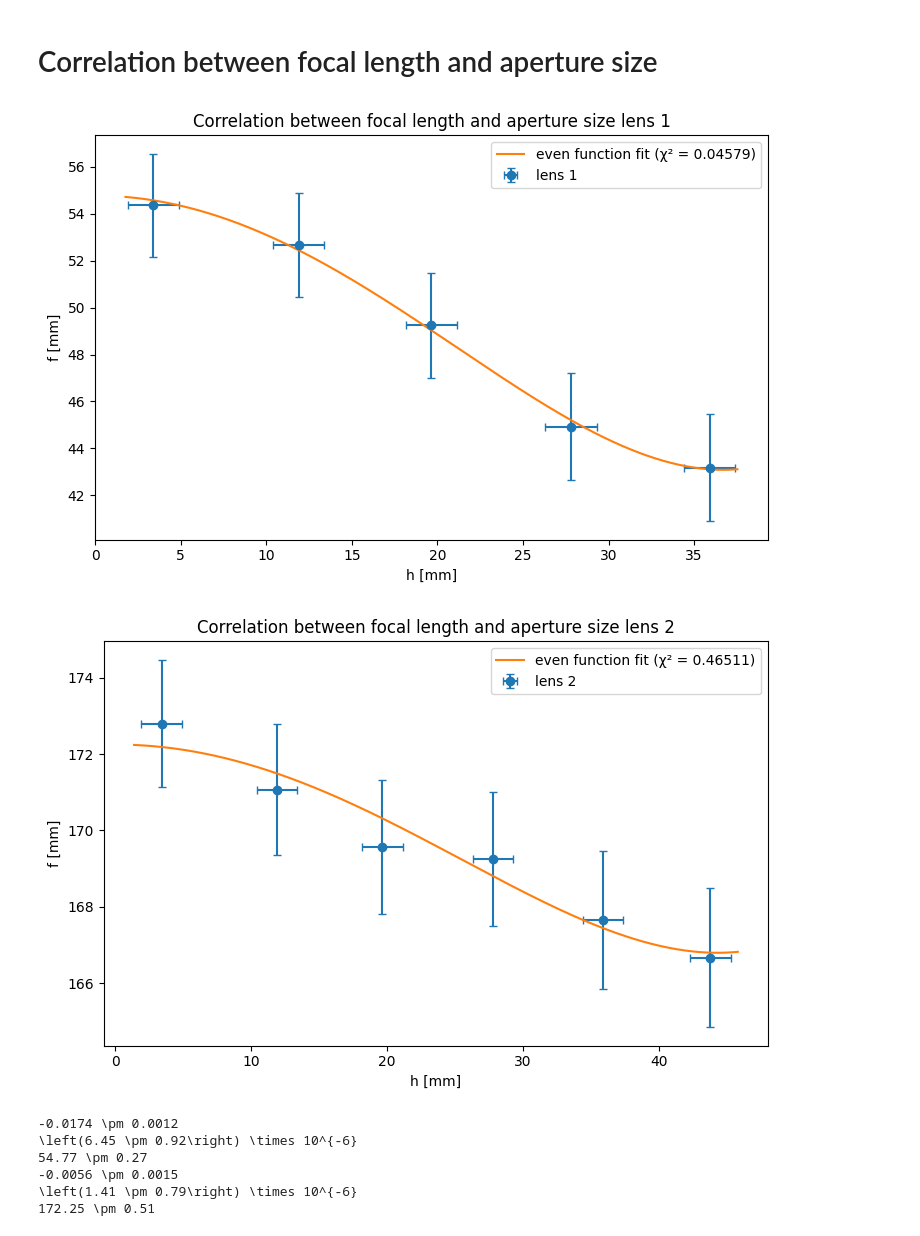
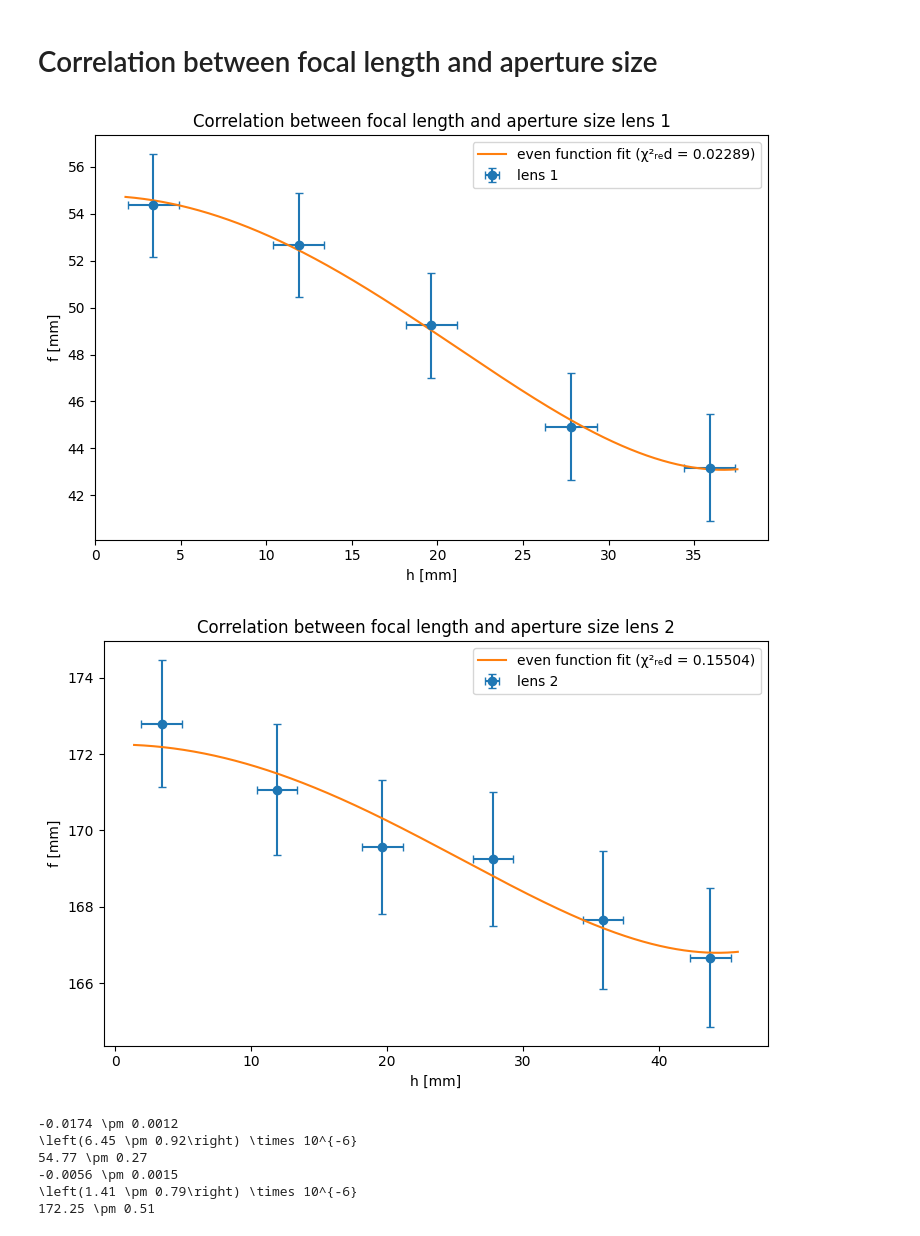
Before and after one commit to Mhfd10/P2_ETHZ_SS26, a Jupyter notebook: Geometrical Optics/main.ipynb, the cells around one changed output. Saved outputs shown, nothing was run; the diff lists cells and outputs as text; code cells hidden in the pictures.

Commit message:
changed chi2 to chi2 reduced

```diff
--- a/Geometrical Optics/main.ipynb
+++ b/Geometrical Optics/main.ipynb
@@ -289,9 +289,11 @@ g0 = ufloat(g0_fit, g0_err)
 # chi2-score
 y_hat_lens_1 = even_func([a_fit, b_fit, f0_fit], unumpy.nominal_values(lens_1_SA[0]))
 chi2_lens_1 = np.sum((unumpy.nominal_values(lens_1_SA[1]) - y_hat_lens_1)**2 / unumpy.std_devs(lens_1_SA[1])**2)
+chi2_reduced_lens_1 = chi2_lens_1/(len(lens_1_SA[0])-len(p0))
 
 y_hat_lens_2 = even_func([c_fit, d_fit, g0_fit], unumpy.nominal_values(lens_2_SA[0]))
 chi2_lens_2 = np.sum((unumpy.nominal_values(lens_2_SA[1]) - y_hat_lens_2)**2 / unumpy.std_devs(lens_2_SA[1])**2)
+chi2_reduced_lens_2 = chi2_lens_2/(len(lens_2_SA[0])-len(p0))
 
 # plot lens 1
 h_min, h_max = np.min(unumpy.nominal_values(lens_1_SA[0])), np.max(unumpy.nominal_values(lens_1_SA[0]))
@@ -303,43 +305,43 @@ even_func_fit_lens_1 = even_func([a_fit, b_fit, f0_fit], h_fit)
 plt.figure(figsize=(7.5, 5))
 plt.style.use('default')
 plt.errorbar(unumpy.nominal_values(lens_1_SA[0]), unumpy.nominal_values(lens_1_SA[1]), xerr=unumpy.std_devs(lens_1_SA[0]), yerr=unumpy.std_devs(lens_1_SA[1]), fmt='o', capsize=3, label='lens 1')
-plt.plot(h_fit, even_func_fit_lens_1, '-', label=rf"even function fit (χ² = {chi2_lens_1:.5f})")
+plt.plot(h_fit, even_func_fit_lens_1, '-', label=rf"even function fit (χ²ᵣₑd = {chi2_reduced_lens_1:.5f})")
 plt.xlabel('h [mm]')
 plt.ylabel('f [mm]')
 plt.title(f'Correlation between focal length and aperture size lens 1')
 plt.legend(loc='best')
 plt.tight_layout()
 plt.savefig('Spherical_Aberration_correlation_lens_1.png', dpi=600)
 plt.show()
 
 # lens 2
 h_min, h_max = np.min(unumpy.nominal_values(lens_2_SA[0])), np.max(unumpy.nominal_values(lens_2_SA[0]))
 h_pad = 0.05 * (h_max - h_min)
 h_fit = np.linspace(h_min - h_pad, h_max + h_pad, 1000)
 
 even_func_fit_lens_2 = even_func([c_fit, d_fit, g0_fit], h_fit)
 
 plt.figure(figsize=(7.5, 5))
 plt.style.use('default')
 plt.errorbar(unumpy.nominal_values(lens_2_SA[0]), unumpy.nominal_values(lens_2_SA[1]), xerr=unumpy.std_devs(lens_2_SA[0]), yerr=unumpy.std_devs(lens_2_SA[1]), fmt='o', capsize=3, label='lens 2')
-plt.plot(h_fit, even_func_fit_lens_2, '-', label=rf"even function fit (χ² = {chi2_lens_2:.5f})")
+plt.plot(h_fit, even_func_fit_lens_2, '-', label=rf"even function fit (χ²ᵣₑd = {chi2_reduced_lens_2:.5f})")
 plt.xlabel('h [mm]')
 plt.ylabel('f [mm]')
 plt.title(f'Correlation between focal length and aperture size lens 2')
 plt.legend(loc='best')
 plt.tight_layout()
 plt.savefig('Spherical_Aberration_correlation_lens_2.png', dpi=600)
 plt.show()
 
 print(f'{a:.2uL}')
 print(f'{b:.2uL}')
 print(f'{f0:.2uL}')
 print(f'{c:.2uL}')
 print(f'{d:.2uL}')
 print(f'{g0:.2uL}')
 # %% [output]
-[figure, old version]
+[figure, new version]
-[figure, old version]
+[figure, new version]
 -0.0174 \pm 0.0012
 \left(6.45 \pm 0.92\right) \times 10^{-6}
 54.77 \pm 0.27
```
Also changed, not shown: 2 other files.
